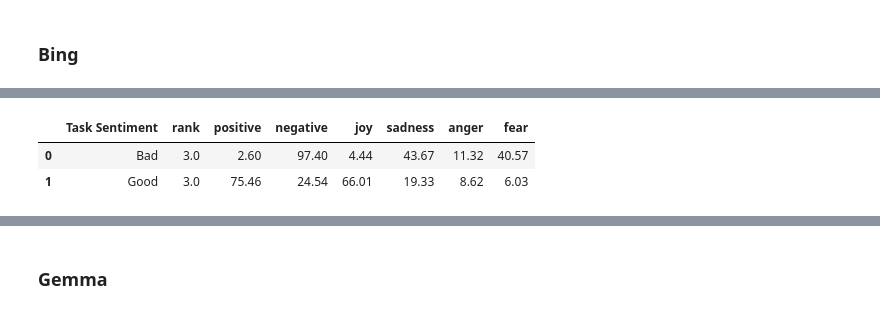
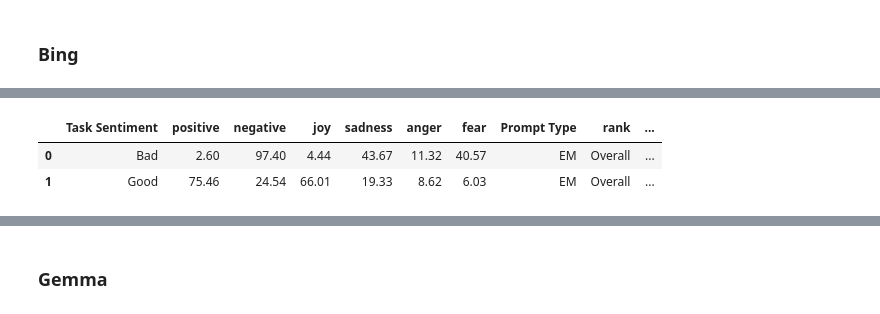
Before and after one commit to HrishitaC/InsideOut2, a Jupyter notebook: Code/analysis.ipynb, the cells around one changed output, grey strips where cells are left out. Drawn from its saved outputs; the diff is of its cells as text; code cells hidden in the pictures.

Commit message:
Average EP computed for queries, Bing, and Gemma

```diff
--- a/Code/analysis.ipynb
+++ b/Code/analysis.ipynb
@@ -206,7 +201,12 @@ bing_semantic.loc[bing_semantic["QID"].str.startswith("qEM")].groupby("rank").me
 # %%
-bing_semantic_EM_task_sentiment = bing_semantic.loc[bing_semantic["QID"].str.startswith("qEM")].groupby("Task Sentiment").mean(numeric_only=True).round(2).reset_index()
+bing_semantic_EM_task_sentiment = bing_semantic.loc[bing_semantic["QID"].str.startswith("qEM")].groupby("Task Sentiment").mean(numeric_only=True).round(2).reset_index().drop(["rank"], axis=1)
+
+bing_semantic_EM_task_sentiment["Prompt Type"] = ["EM"]*len(bing_semantic_EM_task_sentiment)
+bing_semantic_EM_task_sentiment["rank"] = ["Overall"]*len(bing_semantic_EM_task_sentiment)
+bing_semantic_EM_task_sentiment["Text Sample"] = ["Bing"]*len(bing_semantic_EM_task_sentiment)
+bing_semantic_EM_task_sentiment["Analysis"] = ["Semantic"]*len(bing_semantic_EM_task_sentiment)
 bing_semantic_EM_task_sentiment
 # %% [output]
-|  | Task Sentiment | rank | positive | negative | joy | sadness | anger | fear |
-| 0 | Bad | 3.0 | 2.60 | 97.40 | 4.44 | 43.67 | 11.32 | 40.57 |
-| 1 | Good | 3.0 | 75.46 | 24.54 | 66.01 | 19.33 | 8.62 | 6.03 |
+|  | Task Sentiment | positive | negative | joy | sadness | anger | fear | Prompt Type | rank | ... |
+| 0 | Bad | 2.60 | 97.40 | 4.44 | 43.67 | 11.32 | 40.57 | EM | Overall | ... |
+| 1 | Good | 75.46 | 24.54 | 66.01 | 19.33 | 8.62 | 6.03 | EM | Overall | ... |
```
Also changed, not shown: parts of 20 cells of this notebook, 4 other files.
